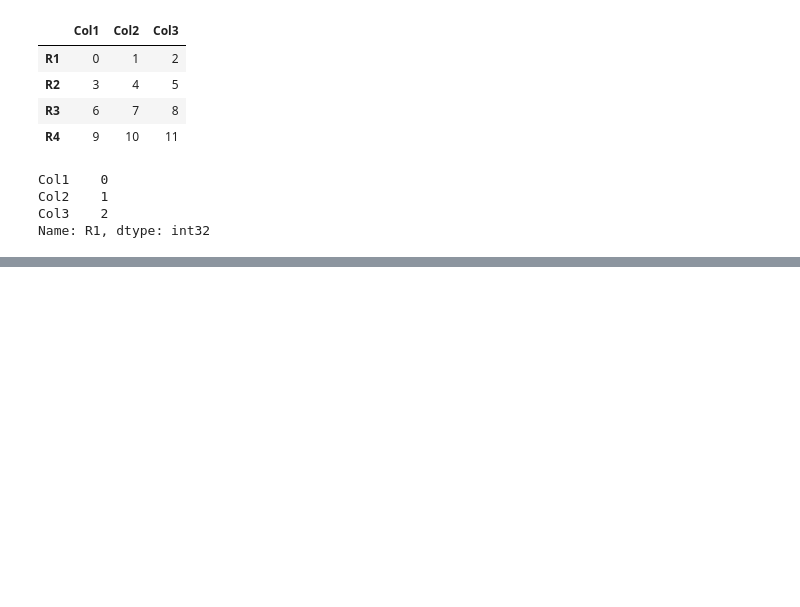
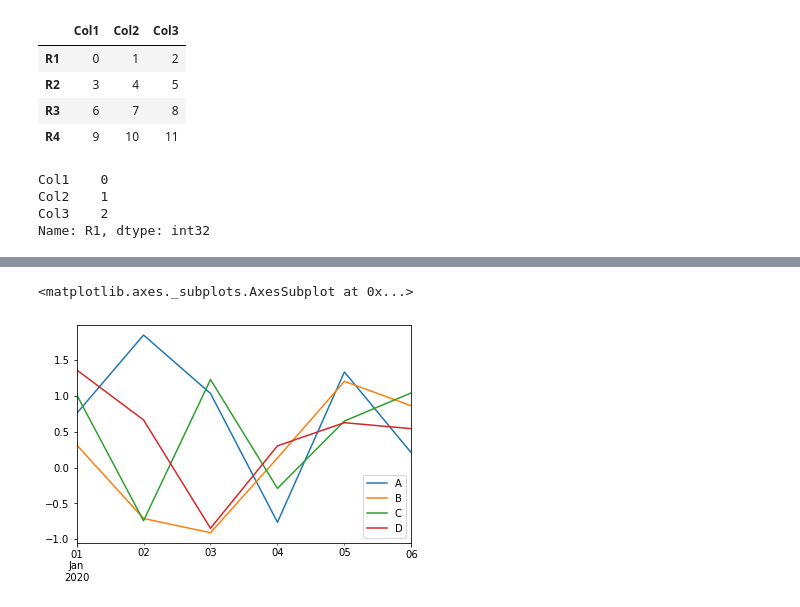
Before and after one commit to AnwarKamel/Learn-Data-Science, a Jupyter notebook: LearnPandas.ipynb, the cells around one changed output, grey strips where cells are left out. Drawn from its saved outputs; the diff is of its cells as text; code cells hidden in the pictures; blank space fills up the shorter version.

```diff
--- a/LearnPandas.ipynb
+++ b/LearnPandas.ipynb
@@ -21,0 +39,3 @@ Name: R1, dtype: int32
+# %%
+dates = pd.date_range('20200101', periods=6)
+df = pd.DataFrame(np.random.randn(6,4), index=dates, columns=['A', 'B', 'C', 'D'])
@@ -21,0 +58,5 @@ Name: R1, dtype: int32
+# %%
+df.plot()
+# %% [output]
+<matplotlib.axes._subplots.AxesSubplot at 0x...>
+[figure, added]
```
Also changed, not shown: parts of 4 cells of this notebook, 3 other files.
